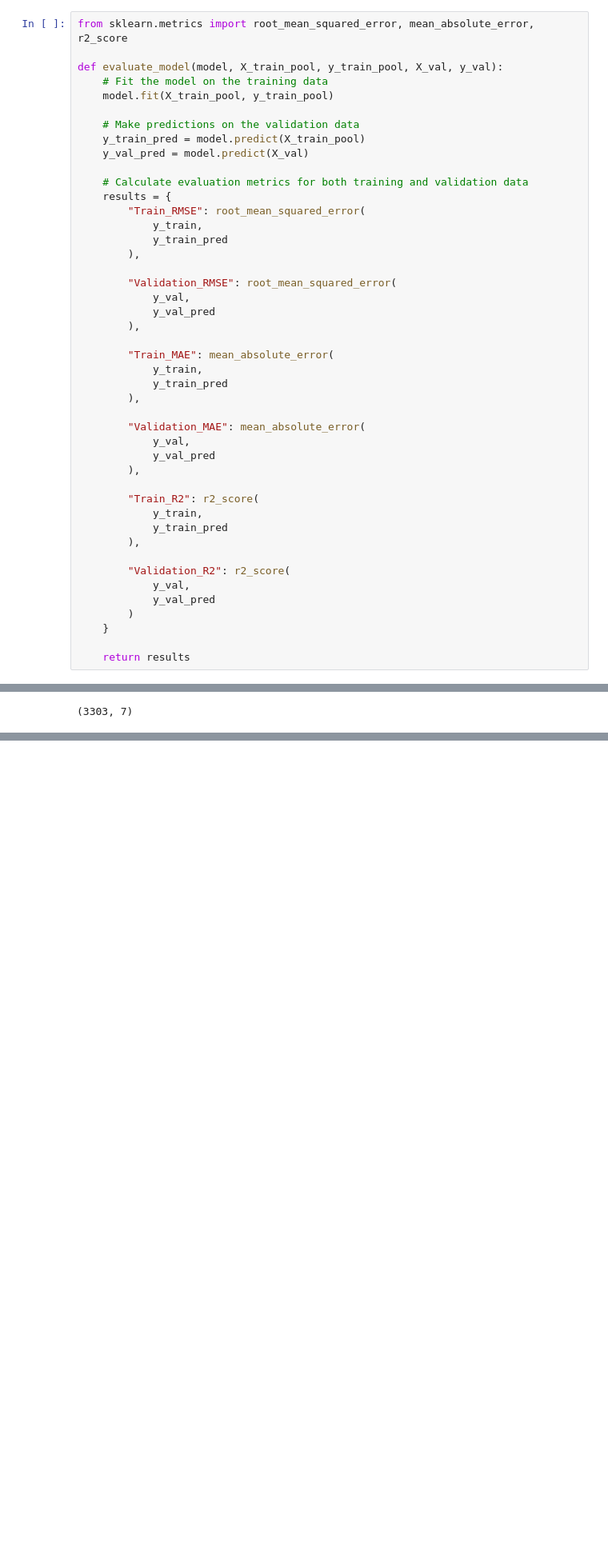
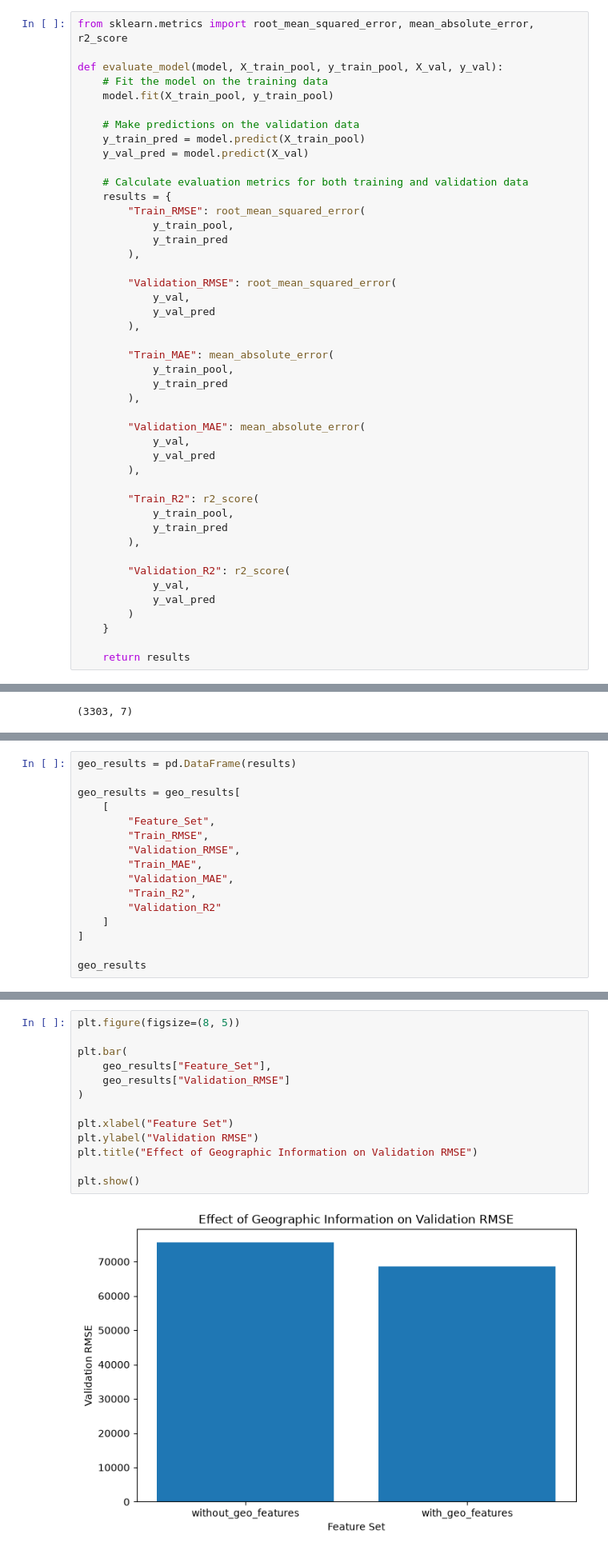
Before and after one commit to amanvashisth/House-Price-Prediction-ML-Project, a Jupyter notebook: Notebooks/Experiments/experiment_4.ipynb, the cells around one changed output, grey strips where cells are left out. Shown at 80% size. Drawn from its saved outputs; the diff is of its cells as text; blank space fills up the shorter version.

```diff
--- a/Notebooks/Experiments/experiment_4.ipynb
+++ b/Notebooks/Experiments/experiment_4.ipynb
@@ -151,7 +151,7 @@ def evaluate_model(model, X_train_pool, y_train_pool, X_val, y_val):
     # Calculate evaluation metrics for both training and validation data
     results = {
         "Train_RMSE": root_mean_squared_error(
-            y_train,
+            y_train_pool,
             y_train_pred
         ),
 
@@ -161,7 +161,7 @@ def evaluate_model(model, X_train_pool, y_train_pool, X_val, y_val):
         ),
 
         "Train_MAE": mean_absolute_error(
-            y_train,
+            y_train_pool,
             y_train_pred
         ),
 
@@ -171,7 +171,7 @@ def evaluate_model(model, X_train_pool, y_train_pool, X_val, y_val):
         ),
 
         "Train_R2": r2_score(
-            y_train,
+            y_train_pool,
             y_train_pred
         ),
 
@@ -256,0 +219,16 @@ ValueError: Found input variables with inconsistent numbers of samples: [16512,
+# %%
+geo_results = pd.DataFrame(results)
+
+geo_results = geo_results[
+    [
+        "Feature_Set",
+        "Train_RMSE",
+        "Validation_RMSE",
+        "Train_MAE",
+        "Validation_MAE",
+        "Train_R2",
+        "Validation_R2"
+    ]
+]
+
+geo_results
@@ -256,0 +267,15 @@ ValueError: Found input variables with inconsistent numbers of samples: [16512,
+# %%
+plt.figure(figsize=(8, 5))
+
+plt.bar(
+    geo_results["Feature_Set"],
+    geo_results["Validation_RMSE"]
+)
+
+plt.xlabel("Feature Set")
+plt.ylabel("Validation RMSE")
+plt.title("Effect of Geographic Information on Validation RMSE")
+
+plt.show()
+# %% [output]
+[figure, added]
```
Also changed, not shown: parts of 9 cells of this notebook.
